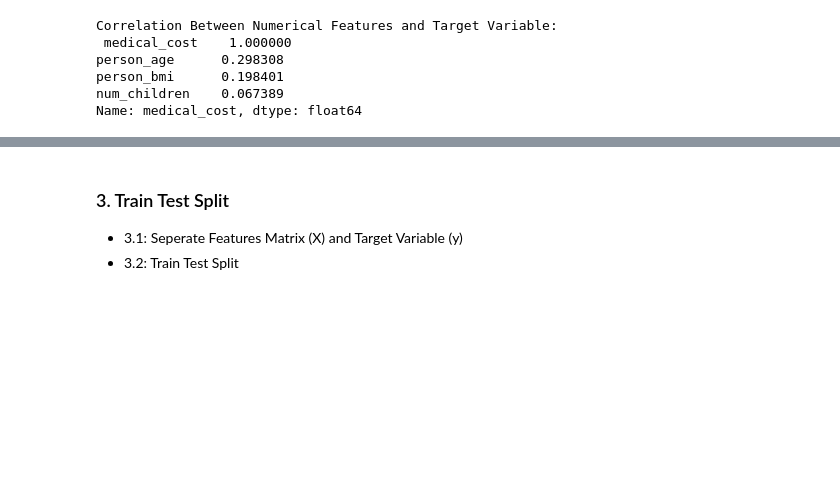
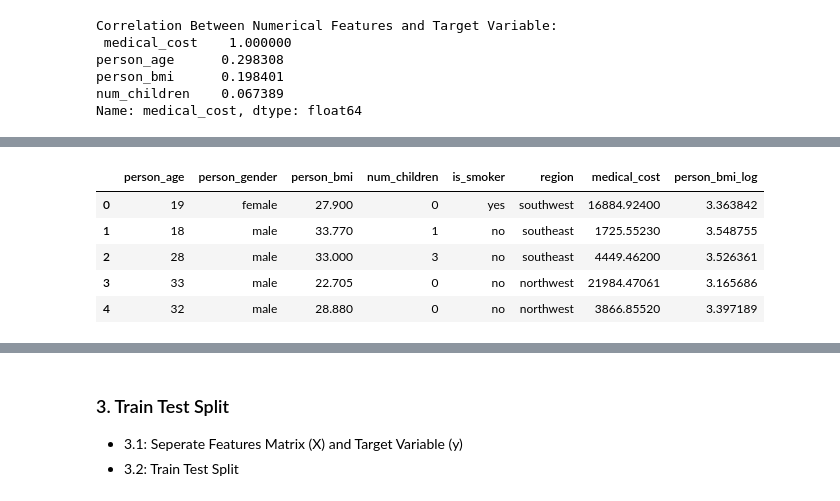
Before and after one commit to KzRaihan/Health-Insurance-Cost-Predictor, a Jupyter notebook: research.ipynb, the cells around one changed output, grey strips where cells are left out. Cells and saved outputs as stored; diff of their text form; code cells hidden in the pictures; blank space fills up the shorter version.

```diff
--- a/research.ipynb
+++ b/research.ipynb
@@ -318,0 +430,10 @@ Name: medical_cost, dtype: float64
+# %%
+# outlier heandling using log transform on bmi column
+
+col = "person_bmi"
+
+df_log = df.copy()
+
+df_log[col + '_log'] = np.log(df_log[col] + 1)
+
+print(f"After log transform {col} column data points are: ", df_log)
@@ -318,0 +458,9 @@ Name: medical_cost, dtype: float64
+# %%
+df_log.head()
+# %% [output]
+|  | person_age | person_gender | person_bmi | num_children | is_smoker | region | medical_cost | person_bmi_log |
+| 0 | 19 | female | 27.900 | 0 | yes | southwest | 16884.92400 | 3.363842 |
+| 1 | 18 | male | 33.770 | 1 | no | southeast | 1725.55230 | 3.548755 |
+| 2 | 28 | male | 33.000 | 3 | no | southeast | 4449.46200 | 3.526361 |
+| 3 | 33 | male | 22.705 | 0 | no | northwest | 21984.47061 | 3.165686 |
+| 4 | 32 | male | 28.880 | 0 | no | northwest | 3866.85520 | 3.397189 |
```
Also changed, not shown: parts of 43 cells of this notebook.
